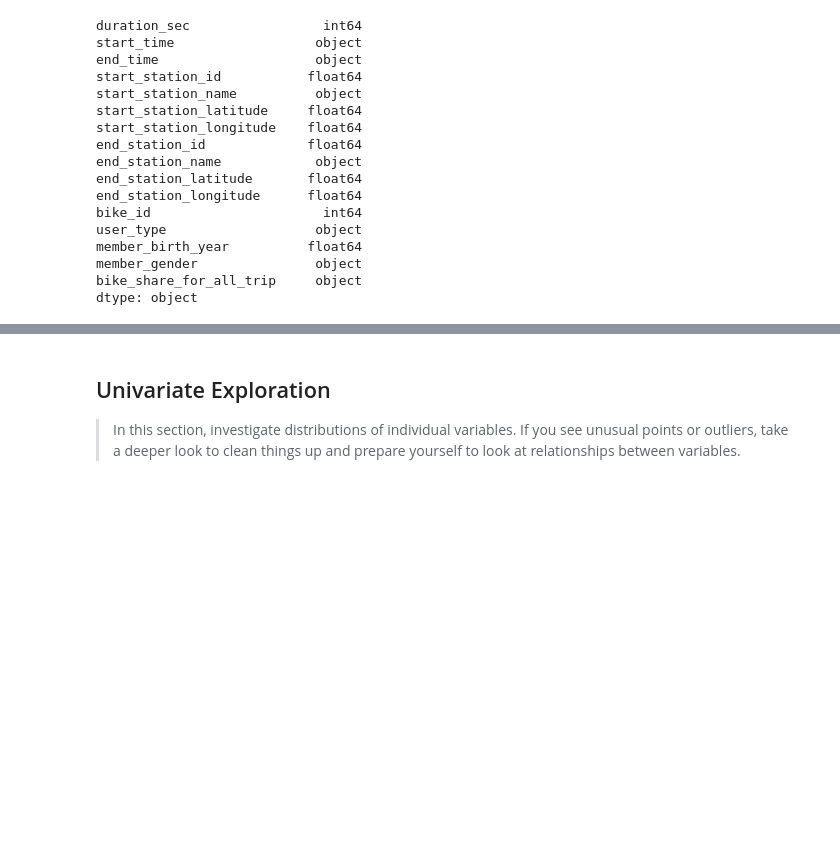
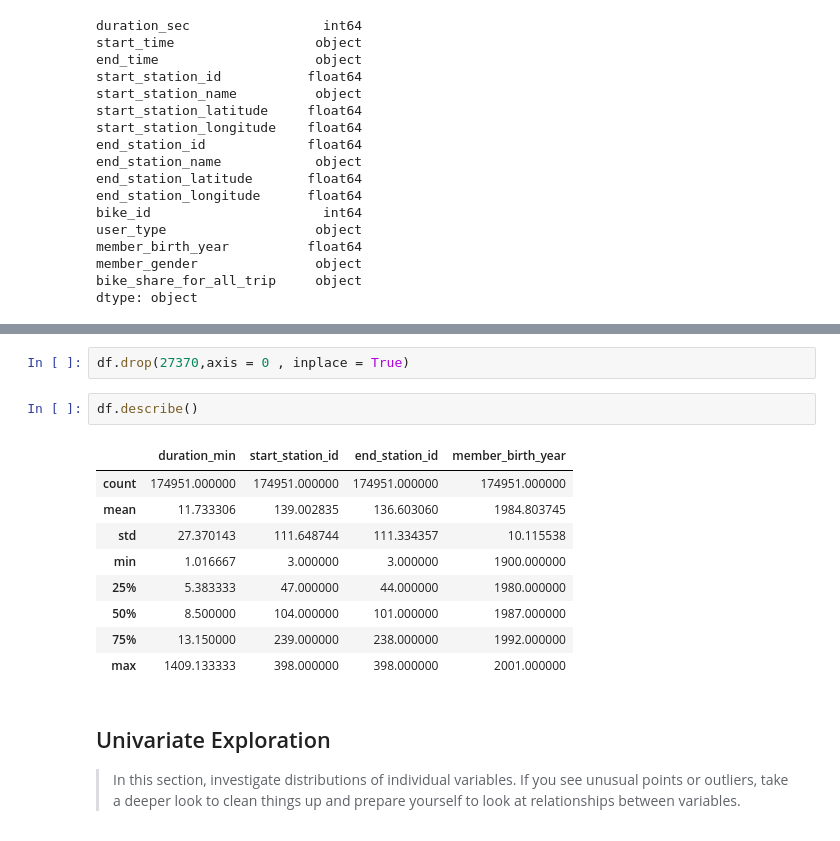
Before and after one commit to Theabdelkader/Communicate-Data-Findings-Ford-GoBike-System, a Jupyter notebook: exploration_template.ipynb, the cells around one changed output, grey strips where cells are left out. Saved outputs shown, nothing was run; the diff lists cells and outputs as text; blank space fills up the shorter version.

```diff
--- a/exploration_template.ipynb
+++ b/exploration_template.ipynb
@@ -140,3 +230,17 @@ where int64 float64 are Numeric variables and object is
+# %%
+df.drop(27370,axis = 0 , inplace = True)
+# %%
+df.describe()
+# %% [output]
+|  | duration_min | start_station_id | end_station_id | member_birth_year |
+| count | 174951.000000 | 174951.000000 | 174951.000000 | 174951.000000 |
+| mean | 11.733306 | 139.002835 | 136.603060 | 1984.803745 |
+| std | 27.370143 | 111.648744 | 111.334357 | 10.115538 |
+| min | 1.016667 | 3.000000 | 3.000000 | 1900.000000 |
+| 25% | 5.383333 | 47.000000 | 44.000000 | 1980.000000 |
+| 50% | 8.500000 | 104.000000 | 101.000000 | 1987.000000 |
+| 75% | 13.150000 | 239.000000 | 238.000000 | 1992.000000 |
+| max | 1409.133333 | 398.000000 | 398.000000 | 2001.000000 |
 # %% [markdown]
 ## Univariate Exploration
 
```
Also changed, not shown: parts of 14 cells of this notebook.
